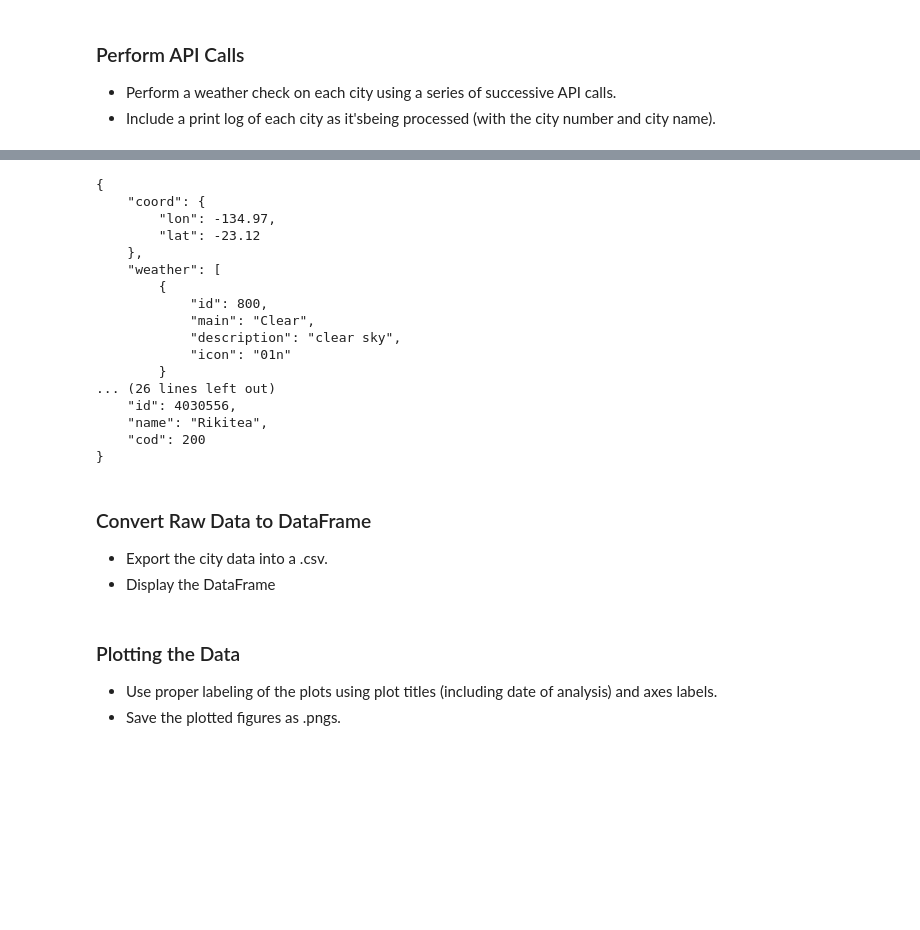
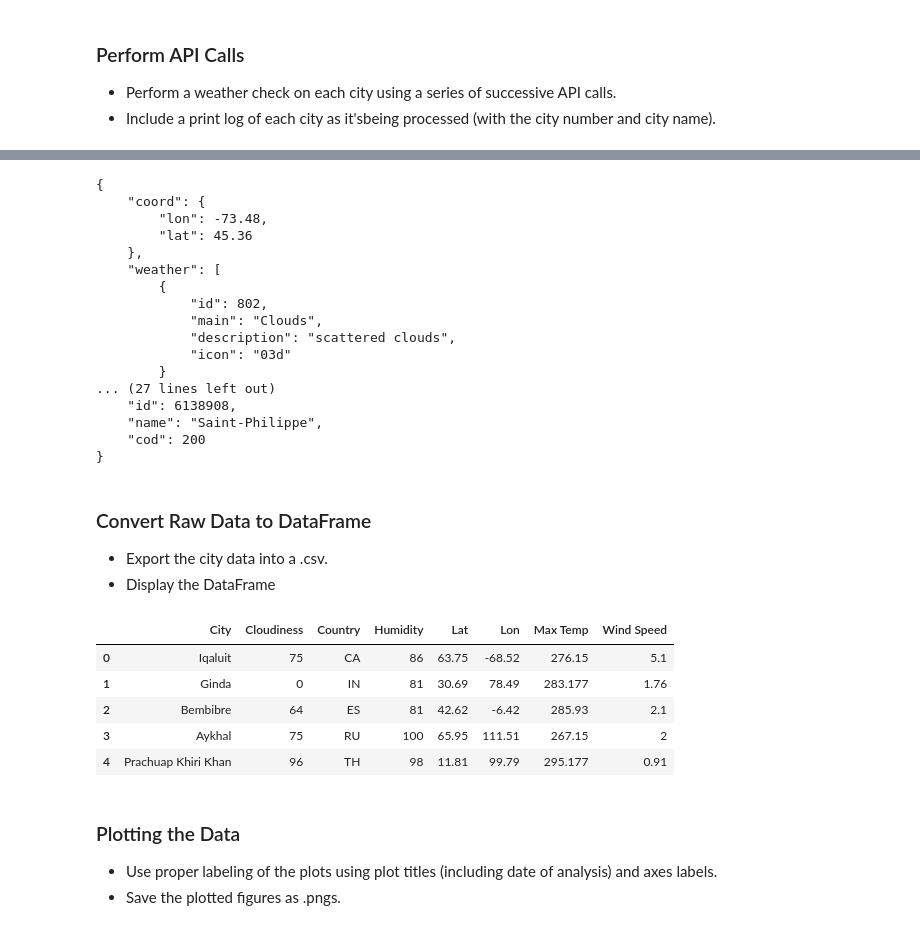
Before and after one commit to mokerlund/Python-API-Challenge, a Jupyter notebook: starter_code/WeatherPy.ipynb, the cells around one changed output, grey strips where cells are left out. Cells and saved outputs as stored; diff of their text form; code cells hidden in the pictures; blank space fills up the shorter version.

```diff
--- a/starter_code/WeatherPy.ipynb
+++ b/starter_code/WeatherPy.ipynb
@@ -39,15 +39,14 @@ import requests
 import time
 import json
 
-# Import API key
+# Import? API key
 from api_keys import api_key
 
 # Incorporated citipy to determine city based on latitude and longitude
 from citipy import citipy
 
 # Output File (CSV)
-output_data_file = "output_data/cities.csv"
-
+output_data_file = "cities.csv"
 
 # Range of latitudes and longitudes
 lat_range = (-90, 90)
@@ -148,7 +167,7 @@ NameError: name 'types_df' is not defined
 # %%
 base_url = "http://api.openweathermap.org/data/2.5/weather"
 params = {
-    "q": cities[0],
+    "q": cities[1],
     "APPID": api_key,
 }
 
@@ -158,25 +177,35 @@ print(json.dumps(request, indent=4))
 # %% [output]
 {
     "coord": {
-        "lon": -134.97,
-        "lat": -23.12
+        "lon": -73.48,
+        "lat": 45.36
     },
     "weather": [
         {
-            "id": 800,
-            "main": "Clear",
-            "description": "clear sky",
-            "icon": "01n"
+            "id": 802,
+            "main": "Clouds",
+            "description": "scattered clouds",
+            "icon": "03d"
         }
-... (26 lines left out)
-    "id": 4030556,
-    "name": "Rikitea",
+... (27 lines left out)
+    "id": 6138908,
+    "name": "Saint-Philippe",
     "cod": 200
 }
 # %% [markdown]
 ### Convert Raw Data to DataFrame
 * Export the city data into a .csv.
 * Display the DataFrame
+# %%
+cities_df.to_csv(output_data_file)
+cities_df.head()
+# %% [output]
+|  | City | Cloudiness | Country | Humidity | Lat | Lon | Max Temp | Wind Speed |
+| 0 | Iqaluit | 75 | CA | 86 | 63.75 | -68.52 | 276.15 | 5.1 |
+| 1 | Ginda | 0 | IN | 81 | 30.69 | 78.49 | 283.177 | 1.76 |
+| 2 | Bembibre | 64 | ES | 81 | 42.62 | -6.42 | 285.93 | 2.1 |
+| 3 | Aykhal | 75 | RU | 100 | 65.95 | 111.51 | 267.15 | 2 |
+| 4 | Prachuap Khiri Khan | 96 | TH | 98 | 11.81 | 99.79 | 295.177 | 0.91 |
 # %% [markdown]
 ### Plotting the Data
 * Use proper labeling of the plots using plot titles (including date of analysis) and axes labels.
```
Also changed, not shown: parts of 7 cells of this notebook, 1 other file.
